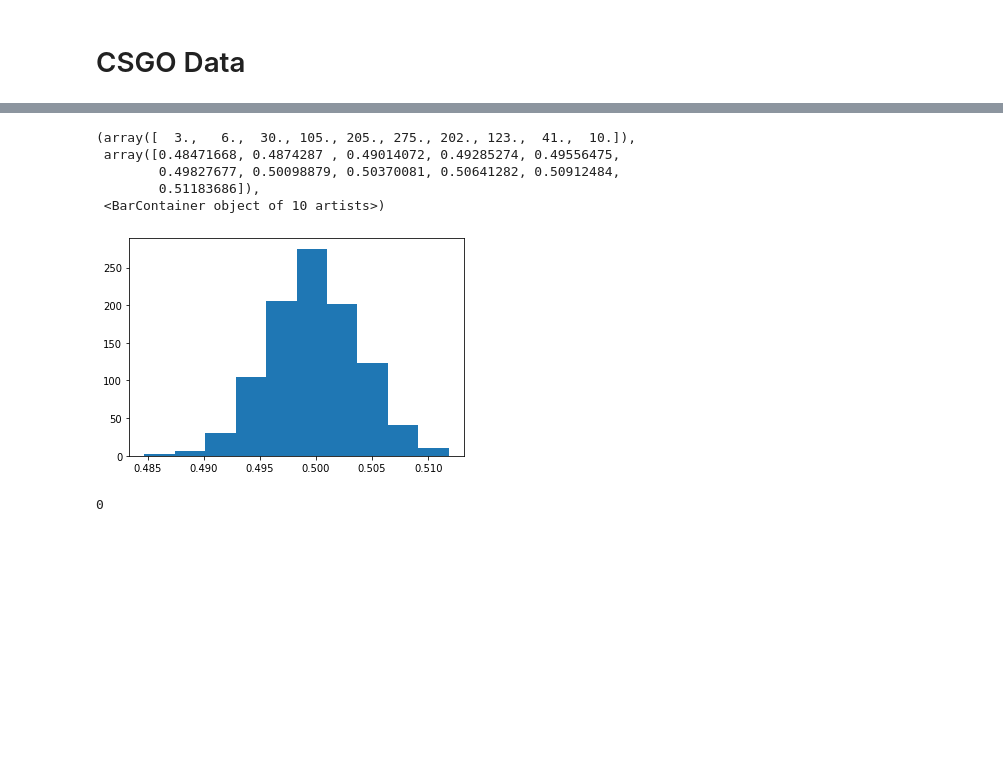
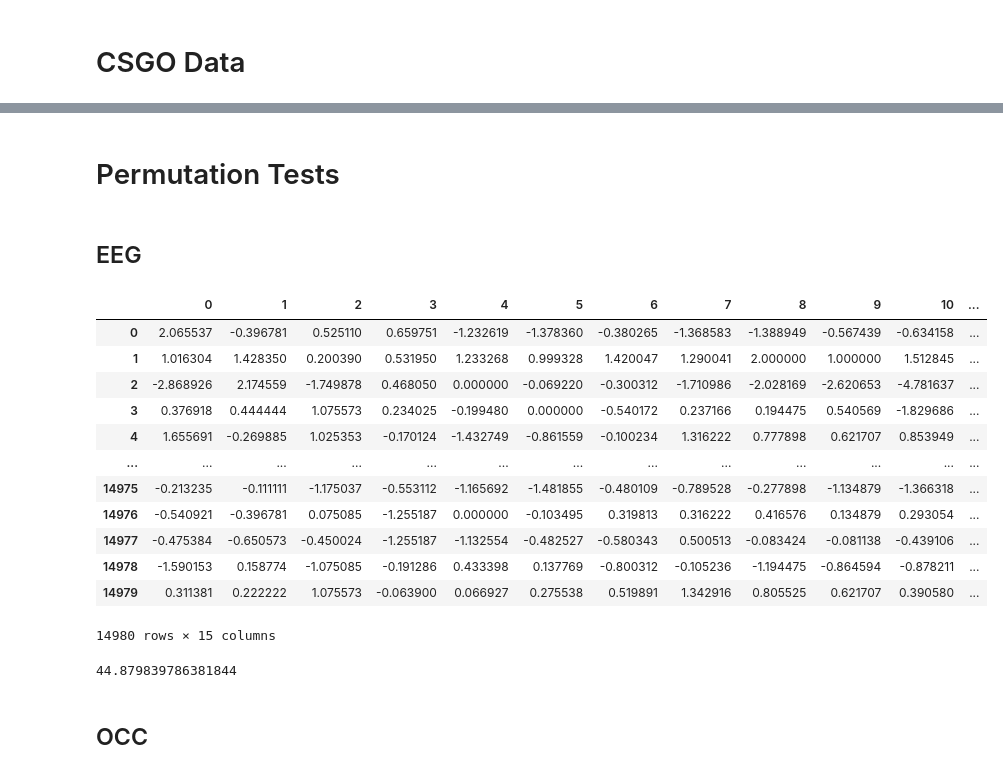
Before and after one commit to jshethbright/ML-Algorithms-Analysis, a Jupyter notebook: Test Notebook.ipynb, the cells around one changed output, grey strips where cells are left out. Drawn from its saved outputs; the diff is of its cells as text; code cells hidden in the pictures; blank space fills up the shorter version.

Commit message:
More data calc

```diff
--- a/Test Notebook.ipynb
+++ b/Test Notebook.ipynb
@@ -776 +780,39 @@ def run_perm_test(scaled_df, test_stat, iterations):
+# %% [markdown]
+# Permutation Tests
+# %% [markdown]
+## EEG
+# %%
+data = arff.loadarff('data/eeg/EEG Eye State.arff')
+# %%
+df = pd.DataFrame(data[0])
+
+df.eyeDetection = df.eyeDetection.astype('int32')
+
+df = df.rename(columns = {'eyeDetection' : 'y'})
+
+df = df.sample(frac = 1).reset_index(drop = True)
+
+X = df.iloc[:, :-1]
+y = df.y
+# %%
+scaler = RobustScaler().fit(X)
+X = pd.DataFrame(scaler.transform(X))
+scaled_df = X
+scaled_df['y'] = y
+# %%
+scaled_df
+# %% [output]
+|  | 0 | 1 | 2 | 3 | 4 | 5 | 6 | 7 | 8 | 9 | 10 | ... |
+| 0 | 2.065537 | -0.396781 | 0.525110 | 0.659751 | -1.232619 | -1.378360 | -0.380265 | -1.368583 | -1.388949 | -0.567439 | -0.634158 | ... |
+| 1 | 1.016304 | 1.428350 | 0.200390 | 0.531950 | 1.233268 | 0.999328 | 1.420047 | 1.290041 | 2.000000 | 1.000000 | 1.512845 | ... |
+| 2 | -2.868926 | 2.174559 | -1.749878 | 0.468050 | 0.000000 | -0.069220 | -0.300312 | -1.710986 | -2.028169 | -2.620653 | -4.781637 | ... |
+| 3 | 0.376918 | 0.444444 | 1.075573 | 0.234025 | -0.199480 | 0.000000 | -0.540172 | 0.237166 | 0.194475 | 0.540569 | -1.829686 | ... |
+| 4 | 1.655691 | -0.269885 | 1.025353 | -0.170124 | -1.432749 | -0.861559 | -0.100234 | 1.316222 | 0.777898 | 0.621707 | 0.853949 | ... |
+| ... | ... | ... | ... | ... | ... | ... | ... | ... | ... | ... | ... | ... |
+| 14975 | -0.213235 | -0.111111 | -1.175037 | -0.553112 | -1.165692 | -1.481855 | -0.480109 | -0.789528 | -0.277898 | -1.134879 | -1.366318 | ... |
+| 14976 | -0.540921 | -0.396781 | 0.075085 | -1.255187 | 0.000000 | -0.103495 | 0.319813 | 0.316222 | 0.416576 | 0.134879 | 0.293054 | ... |
+| 14977 | -0.475384 | -0.650573 | -0.450024 | -1.255187 | -1.132554 | -0.482527 | -0.580343 | 0.500513 | -0.083424 | -0.081138 | -0.439106 | ... |
+| 14978 | -1.590153 | 0.158774 | -1.075085 | -0.191286 | 0.433398 | 0.137769 | -0.800312 | -0.105236 | -1.194475 | -0.864594 | -0.878211 | ... |
+| 14979 | 0.311381 | 0.222222 | 1.075573 | -0.063900 | 0.066927 | 0.275538 | 0.519891 | 1.342916 | 0.805525 | 0.621707 | 0.390580 | ... |
+14980 rows × 15 columns
 # %%
@@ -778,13 +820,5 @@ test = run_perm_test(scaled_df, 'roc_auc', 1000)
-# %%
-plt.hist(test)
-# %% [output]
-(array([  3.,   6.,  30., 105., 205., 275., 202., 123.,  41.,  10.]),
- array([0.48471668, 0.4874287 , 0.49014072, 0.49285274, 0.49556475,
-        0.49827677, 0.50098879, 0.50370081, 0.50641282, 0.50912484,
-        0.51183686]),
- <BarContainer object of 10 artists>)
-[figure, removed]
-# %%
-(test >= .99).sum()
-# %% [output]
-0
+# %%
+eeg_pos = scaled_df.y.mean()
+eeg_pos * 100
+# %% [output]
+44.879839786381844
@@ -790,0 +841,2 @@ plt.hist(test)
+# %% [markdown]
+## OCC
```
Also changed, not shown: parts of 74 cells of this notebook, 12 other files.
